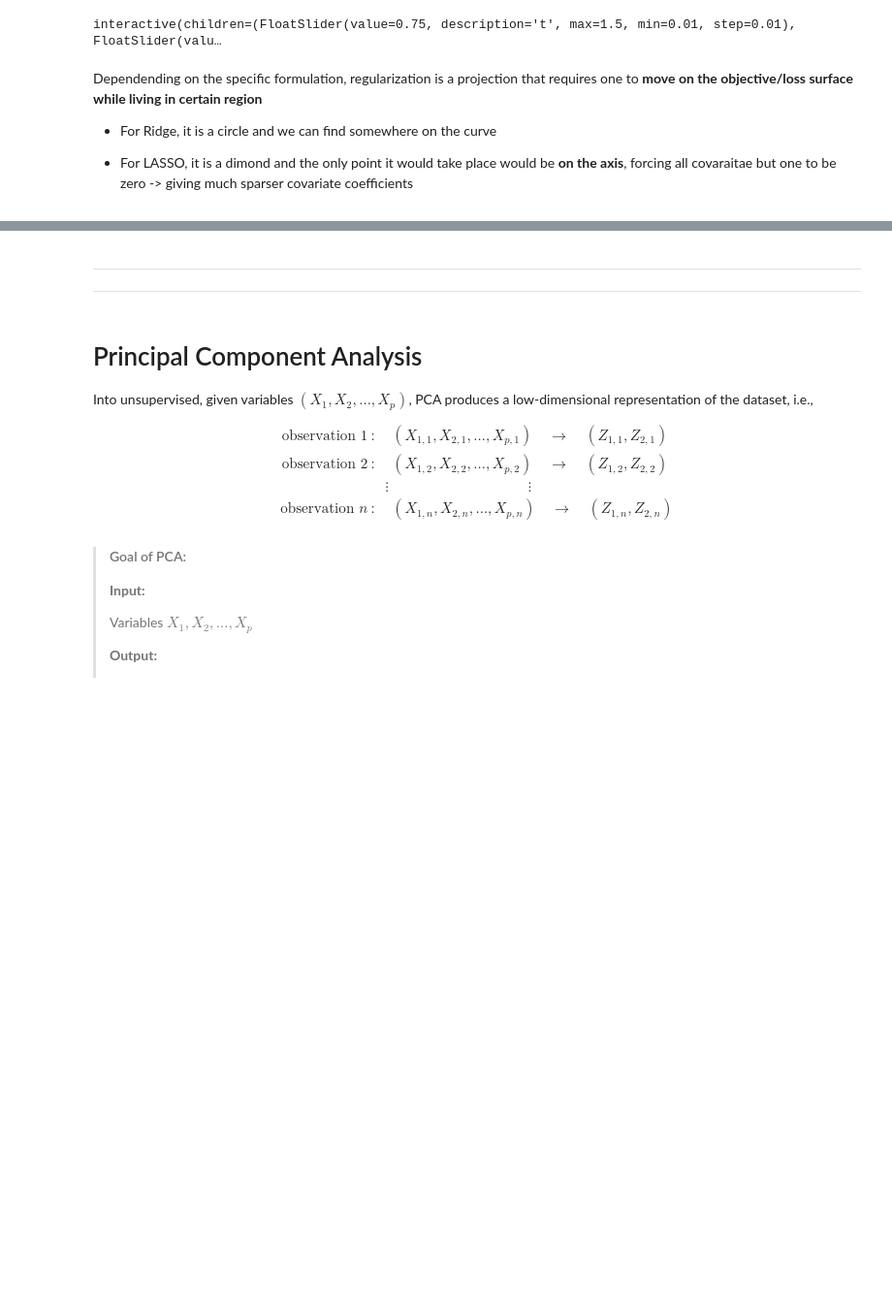
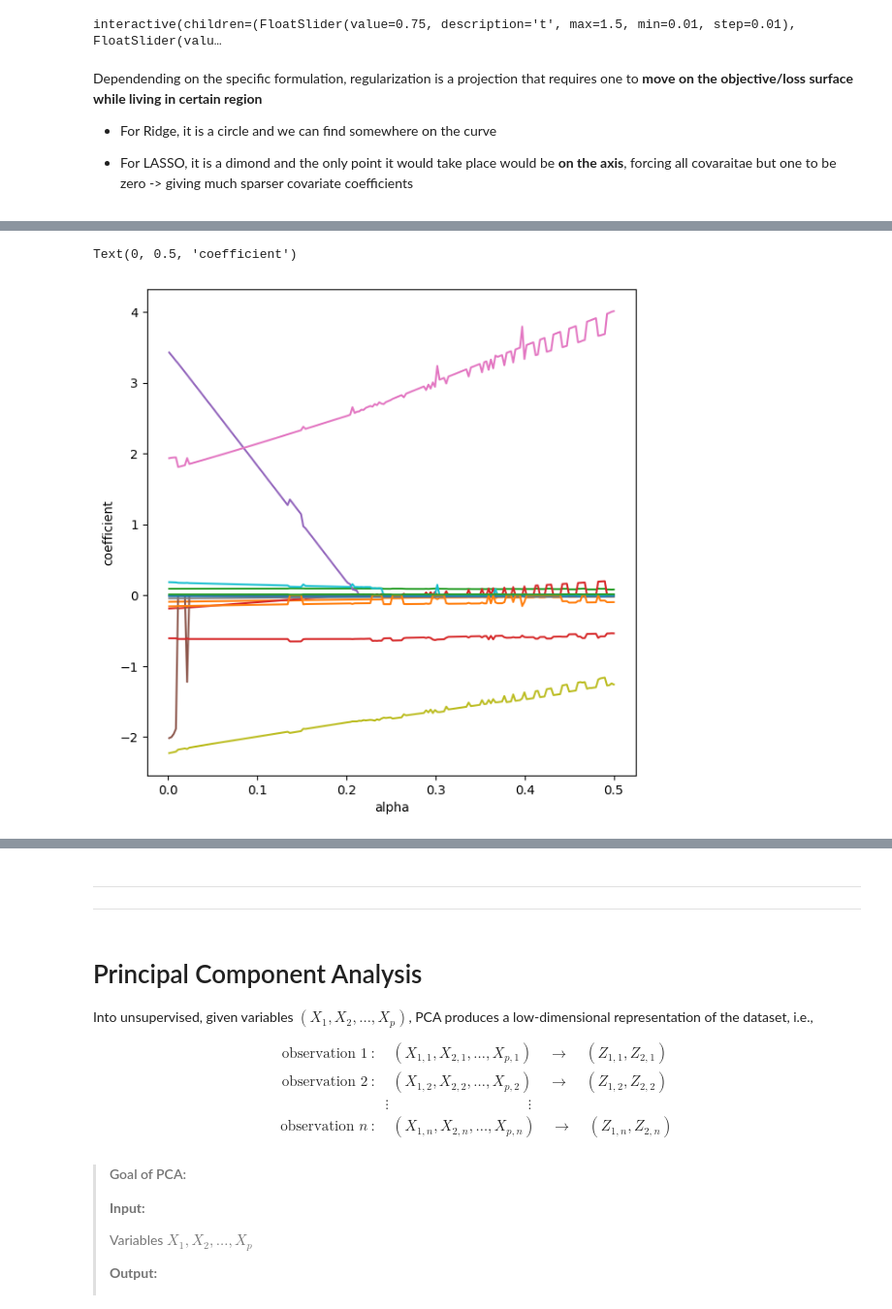
Before and after one commit to KevinBian107/SIP-Demos, a Jupyter notebook: Week9_Shrinking_PCA.ipynb, the cells around one changed output, grey strips where cells are left out. Shown at 97% size. Cells and saved outputs as stored; diff of their text form; code cells hidden in the pictures; blank space fills up the shorter version.

```diff
--- a/Week9_Shrinking_PCA.ipynb
+++ b/Week9_Shrinking_PCA.ipynb
@@ -320,0 +408,5 @@ Dependending on the specific formulation, regularization is a projection that re
+# %%
+url = "https://vincentarelbundock.github.io/Rdatasets/csv/MASS/Boston.csv"
+boston = pd.read_csv(url)
+df = boston
+df.head()
@@ -320,0 +420,28 @@ Dependending on the specific formulation, regularization is a projection that re
+# %%
+df = boston
+
+response = 'medv'
+full_model_formula = f" {response} ~ {'+'.join(df.columns.drop(response))}"
+
+l1wt = 1.0
+alphas = np.linspace(1e-3, 0.5, 200)
+elastic_coefs = []
+for alpha in alphas:
+    elastic_fit = smf.ols(full_model_formula, data=df).\
+                fit_regularized(method='elastic_net', alpha=alpha, L1_wt=l1wt)
+    elastic_coefs.append(elastic_fit.params[1:])
+
+
+# Dataframe of coefficients
+elastic_coefs = pd.DataFrame(elastic_coefs, index=alphas)
+elastic_coefs
+
+# plot each coefficient
+fig, ax = plt.subplots(figsize=(7, 7))
+for column in elastic_coefs.columns:
+    ax.plot(alphas, elastic_coefs[column], label=column)
+ax.set_xlabel('alpha')
+ax.set_ylabel('coefficient')
+# %% [output]
+Text(0, 0.5, 'coefficient')
+[figure, added]
```
Also changed, not shown: parts of 67 cells of this notebook, 2 other files.
